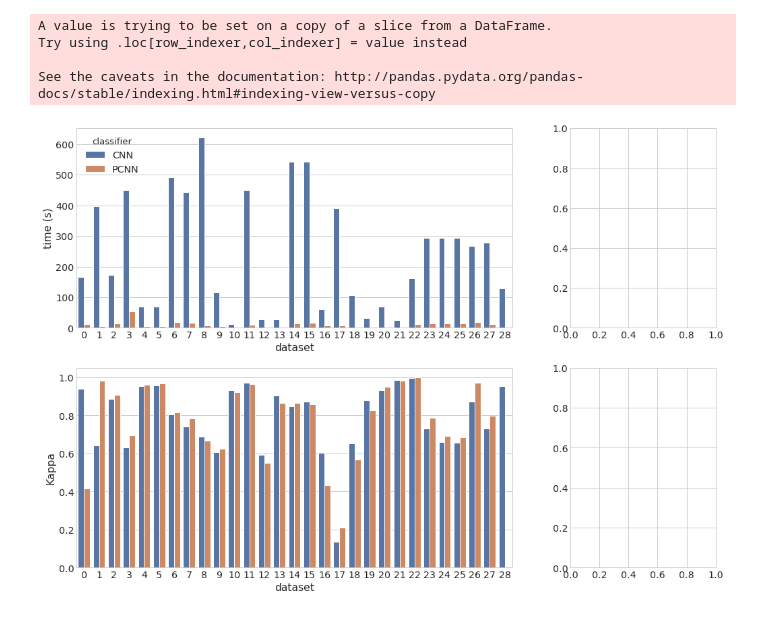
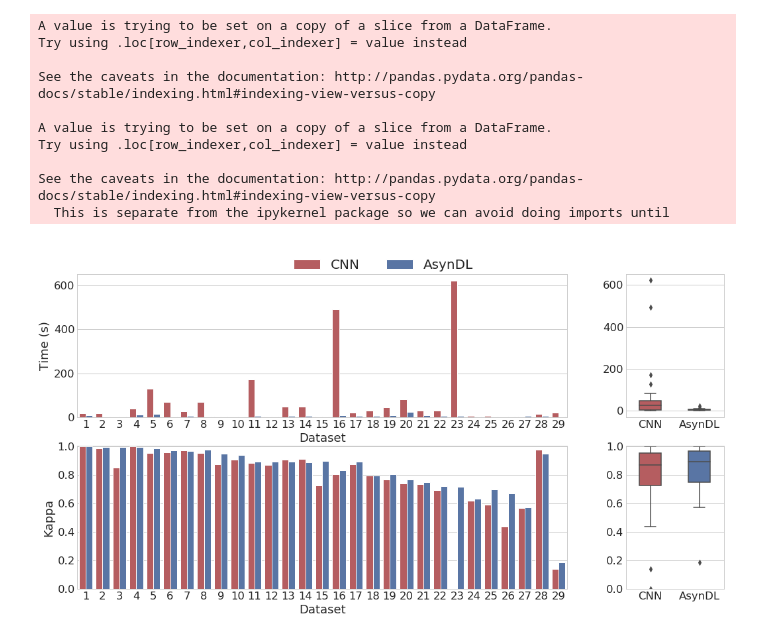
Before and after one commit to pedrolarben/ADLStream, a Jupyter notebook: utils/notebooks/time-plots.ipynb, the cells around one changed output. Drawn from its saved outputs; the diff is of its cells as text; code cells hidden in the pictures.

```diff
--- a/utils/notebooks/time-plots.ipynb
+++ b/utils/notebooks/time-plots.ipynb
@@ -208,5 +203,5 @@ print(len(metrics_table.index))
 with plt.style.context('seaborn-whitegrid'):
     sns.palplot(sns.color_palette(n_colors=4))
 sns.color_palette(n_colors=4)
-pal = {True:(0.2980392156862745, 0.4470588235294118, 0.6901960784313725), False:(0.7686274509803922, 0.3058823529411765, 0.3215686274509804)}
+pal = {'AsynDL':(0.2980392156862745, 0.4470588235294118, 0.6901960784313725), 'CNN':(0.7686274509803922, 0.3058823529411765, 0.3215686274509804)}
 # %% [output]
@@ -229,10 +271,0 @@ with plt.style.context('seaborn-whitegrid'):
-# %%
-sns.set(font_scale=1.3)
-with plt.style.context('seaborn-whitegrid'):
-    fig, ax = plt.subplots(figsize=(10,7))
-    sns.barplot(data=metrics_table,  ax=ax)
-    ax.set_ylabel('time')
-    ax.set_xticklabels(abbr_ls, rotation=45, ha="right", rotation_mode="anchor")
-    ax.set_xlabel('Classifier')
-    #plt.setp(ax.artists, edgecolor = 'k', facecolor='w')
-    #plt.setp(ax.lines, color='k')
@@ -241,8 +271,0 @@ with plt.style.context('seaborn-whitegrid'):
-# %%
-metrics_aux = metrics[['dataset', 'classifier', 'total_time']]
-with plt.style.context('seaborn-whitegrid'):
-    fig, ax = plt.subplots(figsize=(15,7))
-    sns.barplot(data=metrics_aux,  ax=ax,x='dataset', y='total_time', hue='classifier')
-    ax.set_ylabel('time')
-    ax.set_xticklabels(labels= list(range(29)))
-    ax.set(yscale="log")
@@ -251,20 +352,45 @@ with plt.style.context('seaborn-whitegrid'):
 # %%
 metrics_aux = metrics_full[metrics_full.classifier.isin(metrics_table_full.columns[:2])]
 metrics_aux['classifier'] = [classifier_labels_full[clf] for clf in metrics_aux['classifier']]
+metrics_aux['dataset_n'] = [datasets_dict[d] for d in metrics_aux['dataset']]
+metrics_aux = metrics_aux.sort_values('dataset_n')
 with plt.style.context('seaborn-whitegrid'):
-    fig, ax = plt.subplots(2,2,figsize=(17,12), gridspec_kw = {'width_ratios':[3, 1]})
-    sns.barplot(data=metrics_aux,  ax=ax[0][0], x='dataset', y=_METRIC, hue='classifier')
-    ax[0][0].set_ylabel('time (s)')
-    ax[0][0].set_xticklabels(labels= list(range(29)))
+    fig, ax = plt.subplots(2,2,figsize=(17.5,8.75), gridspec_kw = {'width_ratios':[5, 1]})
+    sns.barplot(data=metrics_aux,  ax=ax[0][0], x='dataset_n', y=_METRIC, hue='classifier', palette=pal)
+    ax[0][0].set_ylabel('Time (s)')
+    ax[0][0].set_xlabel('Dataset')
+    #ax[0][0].set_ylim((0,700))
 
+    handles, labels = ax[0][0].get_legend_handles_labels()
+    ax[0][0].get_legend().remove()
 
-    sns.barplot(data=metrics_aux,  ax=ax[1][0], x='dataset', y='kappa', hue='classifier')
+    sns.boxplot(data=metrics_aux[['classifier', _METRIC, 'dataset']], x="classifier", y=_METRIC, ax=ax[0,1], palette=pal, width=0.45)
+    ax[0][1].set_xlabel('')
+    ax[0][1].set_ylabel('')
+    #ax[0][1].set_ylim((0,700))
+
+    sns.barplot(data=metrics_aux,  ax=ax[1][0], x='dataset_n', y='kappa', hue='classifier', palette=pal)
     ax[1][0].set_ylabel('Kappa')
-    ax[1][0].set_xticklabels(labels= list(range(29)))
+    ax[1][0].set_xlabel('Dataset')
     ax[1][0].get_legend().remove()
+    ax[1][0].set_ylim((0,1.005))
+
+    sns.boxplot(data=metrics_aux[['classifier', 'kappa', 'dataset']], x="classifier", y='kappa', ax=ax[1,1], palette=pal, width=0.45)
+    ax[1][1].set_xlabel('')
+    ax[1][1].set_ylabel('')
+    ax[1][1].set_ylim((0,1.005))
+
+    fig.legend(handles, labels, loc='upper center', ncol=2, fontsize=20, borderpad=0.0, borderaxespad=1.5)# bbox_to_anchor=(0.5, 0.86))
+    plt.savefig("files/plots/sequential-comparison.eps", format='eps', bbox_inches='tight')
 # %% [output]
 A value is trying to be set on a copy of a slice from a DataFrame.
 Try using .loc[row_indexer,col_indexer] = value instead
 
 See the caveats in the documentation: http://pandas.pydata.org/pandas-docs/stable/indexing.html#indexing-view-versus-copy
+
+A value is trying to be set on a copy of a slice from a DataFrame.
+Try using .loc[row_indexer,col_indexer] = value instead
+
+See the caveats in the documentation: http://pandas.pydata.org/pandas-docs/stable/indexing.html#indexing-view-versus-copy
+  This is separate from the ipykernel package so we can avoid doing imports until
-[figure, old version]
+[figure, new version]
```
Also changed, not shown: parts of 25 cells of this notebook, 23 other files.
